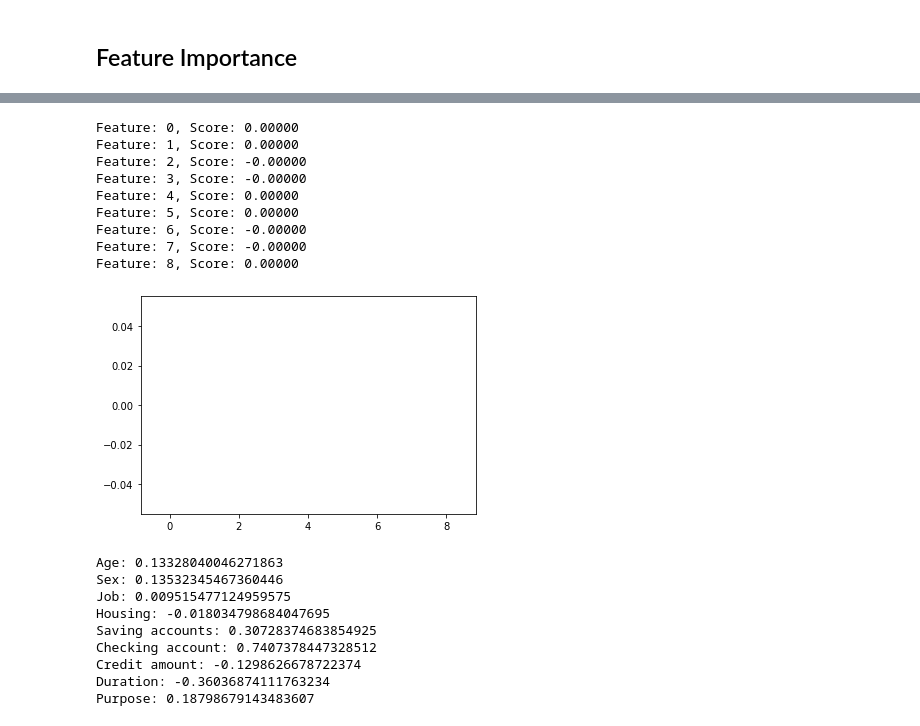
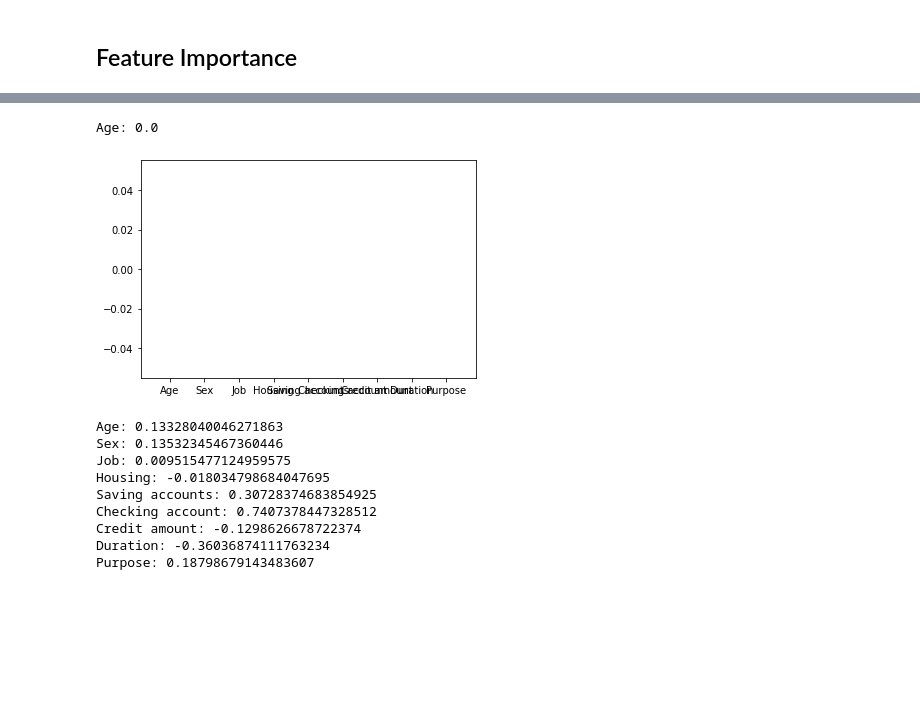
Before and after one commit to 9ooDa/4107_project, a Jupyter notebook: lasso_ridge.ipynb, the cells around one changed output, grey strips where cells are left out. Drawn from its saved outputs; the diff is of its cells as text; code cells hidden in the pictures; blank space fills up the shorter version.

```diff
--- a/lasso_ridge.ipynb
+++ b/lasso_ridge.ipynb
@@ -156,10 +156,13 @@ Ridge | Train MSE: 0.21197, Test MSE: 0.20222
 ## Feature Importance
 # %%
 importance = lasso.coef_
+importance = pd.Series(importance[0])
+column = X.columns
+importance
 # summarize feature importance
 for i,v in enumerate(importance):
-    print('Feature: %0d, Score: %.5f' % (i,v))
+    print(f'{column[i]}: {v}')
 # plot feature importance
-plt.bar([x for x in range(len(importance))], importance)
+plt.bar([x for x in column], importance)
 plt.show()
 # %% [output]
@@ -176,22 +171,17 @@ Feature: 8, Score: 0.00000
 # %%
 importance = ridge.coef_
+importance = pd.Series(importance[0])
+column = X.columns
+importance
 # summarize feature importance
 for i,v in enumerate(importance):
-    print('Feature: %0d, Score: %.5f' % (i,v))
+    print(f'{column[i]}: {v}')
 # plot feature importance
-plt.bar([x for x in range(len(importance))], importance)
+plt.bar([x for x in column], importance)
 plt.show()
 # %% [output]
-Feature: 0, Score: 0.00000
-Feature: 1, Score: 0.00000
-Feature: 2, Score: -0.00000
-Feature: 3, Score: -0.00000
-Feature: 4, Score: 0.00000
-Feature: 5, Score: 0.00000
-Feature: 6, Score: -0.00000
-Feature: 7, Score: -0.00000
-Feature: 8, Score: 0.00000
+Age: 0.0
-[figure, old version]
+[figure, new version]
 # %%
 importance = logi.coef_
 importance = pd.Series(importance[0])
```
Also changed, not shown: parts of 2 cells of this notebook.
